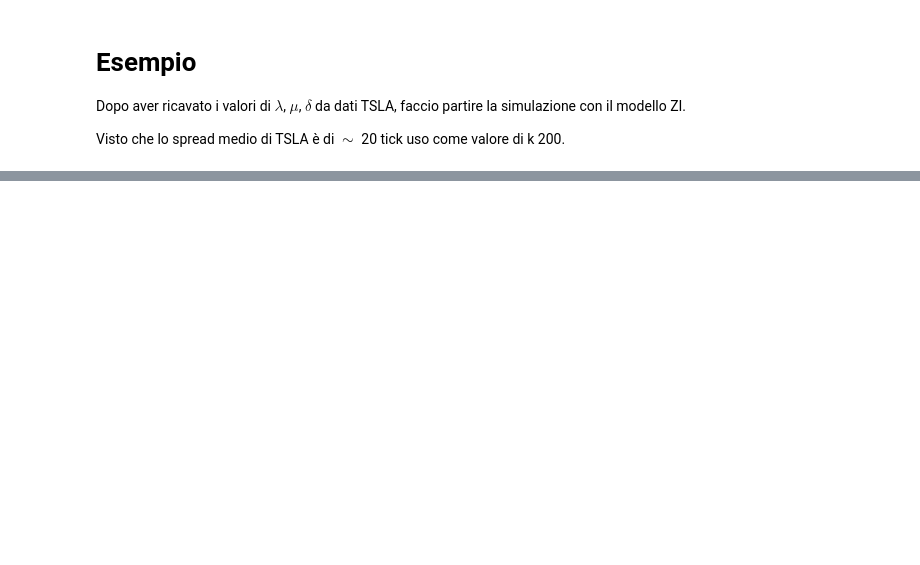
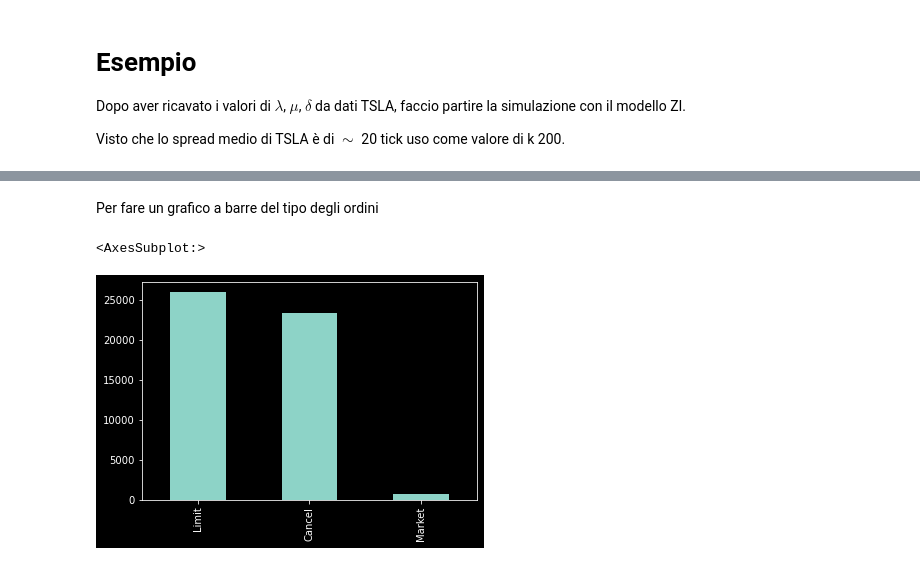
Before and after one commit to pspinaunipi/ZI_simulations, a Jupyter notebook: examples/Example ZI simulations.ipynb, the cells around one changed output, grey strips where cells are left out. Cells and saved outputs as stored; diff of their text form; code cells hidden in the pictures; blank space fills up the shorter version.

```diff
--- a/examples/Example ZI simulations.ipynb
+++ b/examples/Example ZI simulations.ipynb
@@ -88,0 +106,7 @@ Text(0.5, 0, 'iteration')
+# %% [markdown]
+Per fare un grafico a barre del tipo degli ordini
+# %%
+message["Type"].value_counts().plot.bar()
+# %% [output]
+<AxesSubplot:>
+[figure, added]
```
Also changed, not shown: parts of 17 cells of this notebook.
